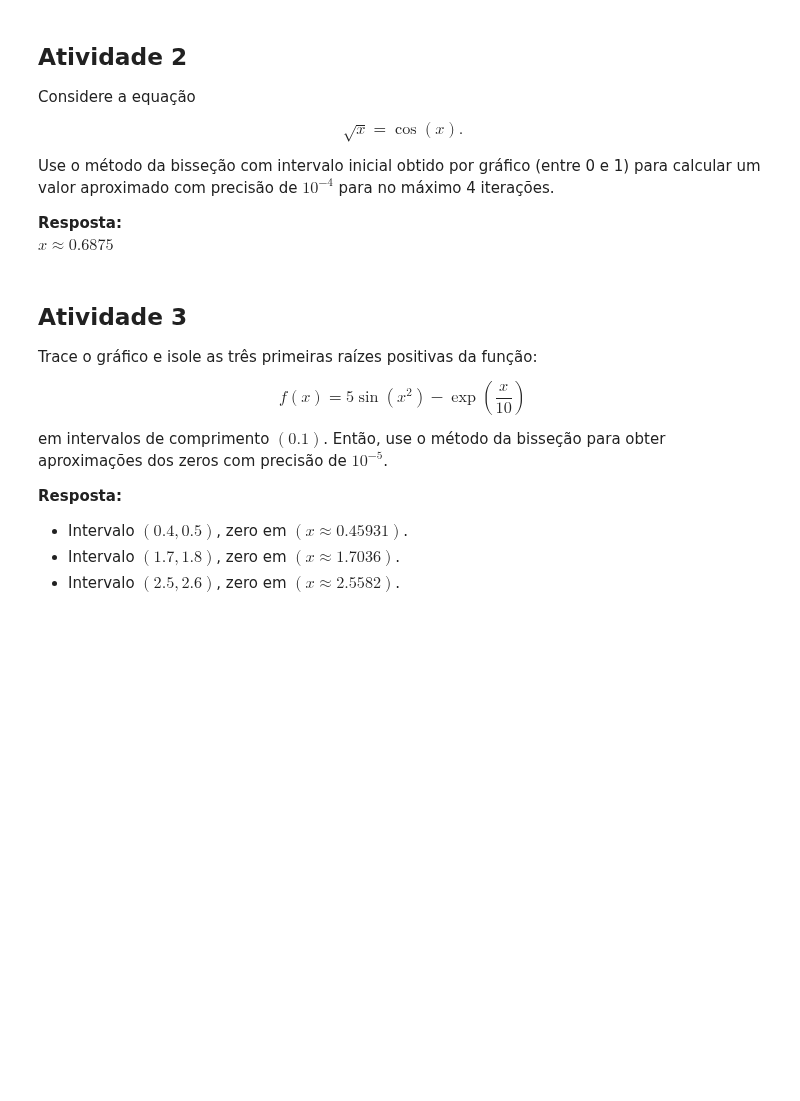
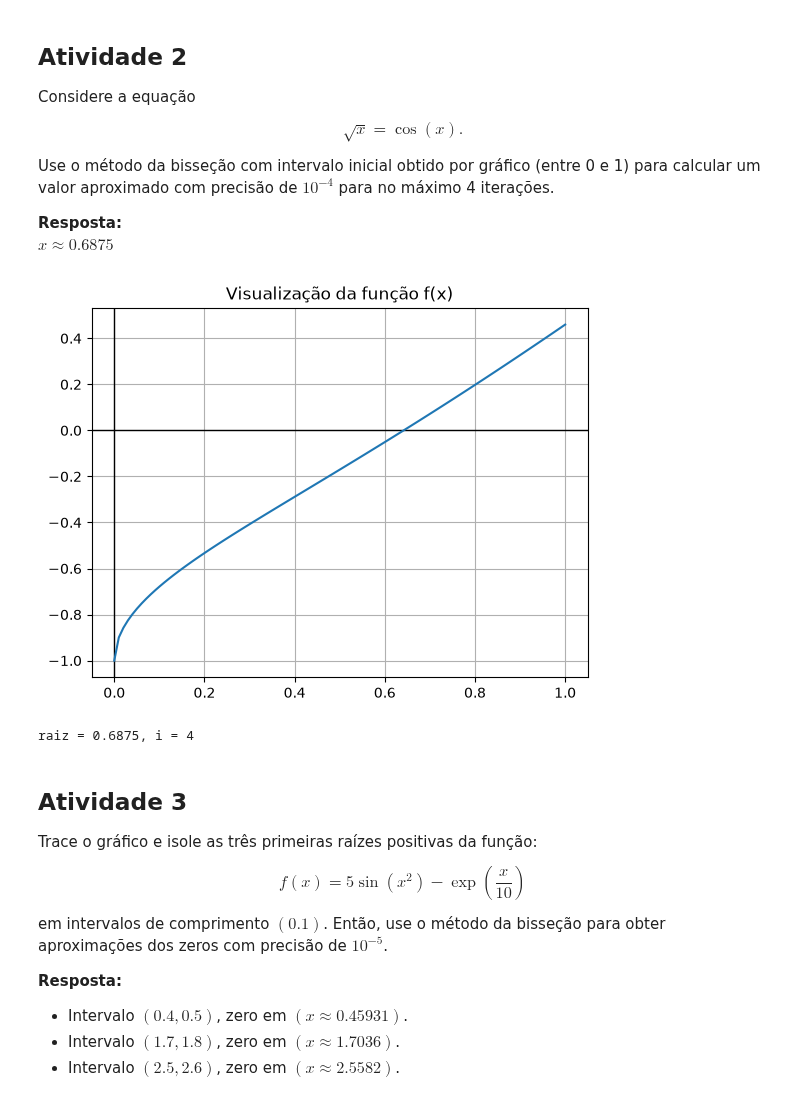
Before and after one commit to luisaschineider1-svg/cnum, a Jupyter notebook: Notebook/semana4.ipynb, the cells around one changed output. Cells and saved outputs as stored; diff of their text form; code cells hidden in the pictures; blank space fills up the shorter version.

```diff
--- a/Notebook/semana4.ipynb
+++ b/Notebook/semana4.ipynb
@@ -130,6 +130,40 @@ Use o método da bisseção com intervalo inicial obtido por gráfico (entre 0 e
 $
 x \approx 0.6875
 $
+# %%
+import sys
+sys.path.append("..")  # Adiciona a pasta pai ao caminho do Python
+
+import numpy as np
+import matplotlib.pyplot as plt
+from utils.algoritmos import bissecao
+
+def f2(x):
+    return x ** (1 / 2) - np.cos(x)
+
+def plot(f, xi, xf):
+    x_vals = np.linspace(xi, xf, 100)
+    y_vals = f(x_vals)
+
+    plt.axhline(0, color="black", linewidth=1) # eixo x
+    plt.axvline(0, color="black", linewidth=1) # eixo y
+    plt.plot(x_vals, y_vals)
+    plt.grid(True)
+    plt.title("Visualização da função f(x)")
+
+    plt.show()
+    plt.close()
+
+def main():
+    plot(f2, 0, 1)
+    r, i = bissecao(f2, 0, 1, 1e-4, iter=4)
+    print(f"raiz = {r}, i = {i}")
+
+if __name__ == "__main__":
+    main()
+# %% [output]
+[figure, added]
+raiz = 0.6875, i = 4
 # %% [markdown]
 ## Atividade 3
 Trace o gráfico e isole as três primeiras raízes positivas da função:
```
Also changed, not shown: parts of 4 cells of this notebook, 2 other files.
